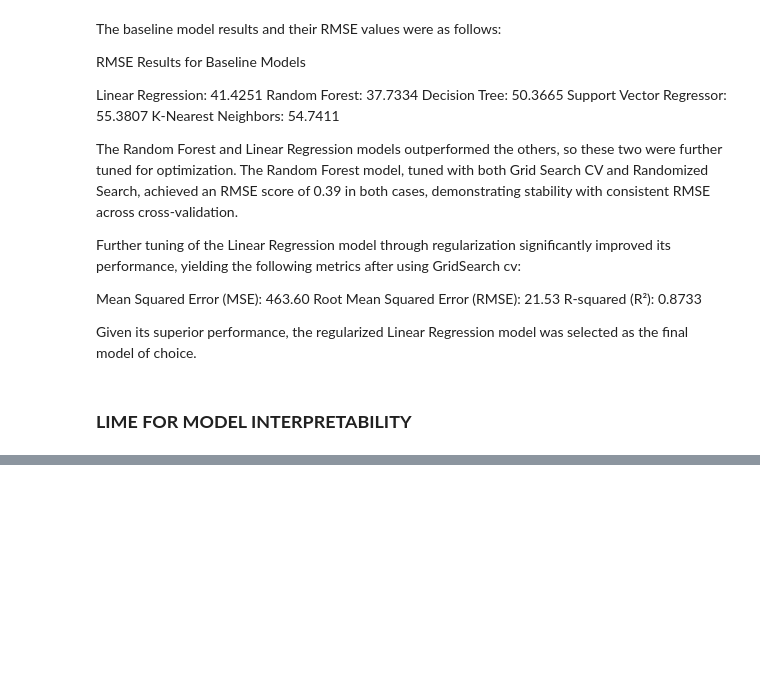
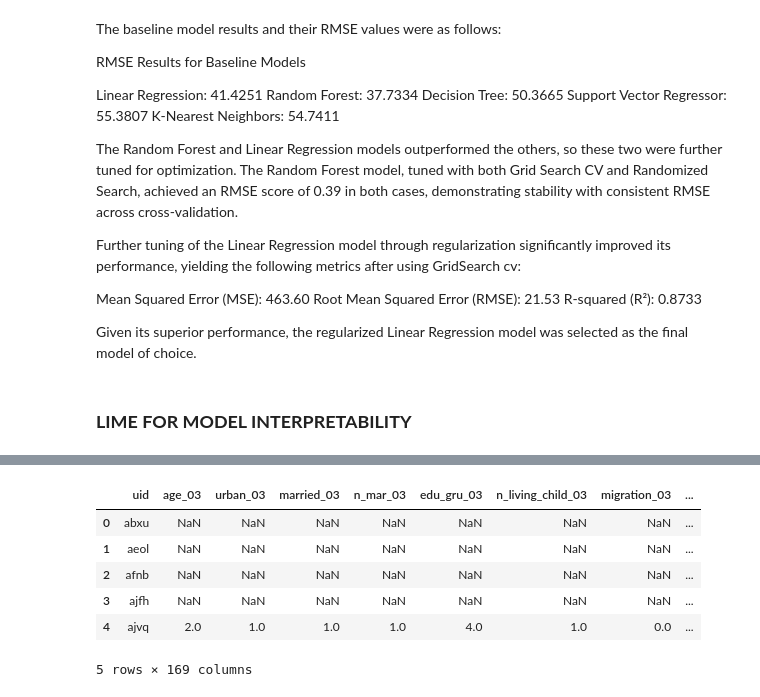
Before and after one commit to geomwangi007/Early-Detection-of-Alzheimer-s-Disease-and-Related-Dementias-Using-Social-Determinants-of-Health, a Jupyter notebook: IPNYBS/Mercy.ipynb, the cells around one changed output, grey strips where cells are left out. Saved outputs shown, nothing was run; the diff lists cells and outputs as text; code cells hidden in the pictures; blank space fills up the shorter version.

```diff
--- a/IPNYBS/Mercy.ipynb
+++ b/IPNYBS/Mercy.ipynb
@@ -2459,0 +2738,26 @@ MemoryError: Unable to allocate 371. GiB for an array with shape (2122, 23470344
+# %%
+# Define the mapping for 'rsocact_m_12' column
+rsocact_m_12 = {
+    9: 9,
+    3: 3,
+    '5.4 or more times a month': 5,
+    4: 4,
+    1: 1,
+    '6.2 or 3 times a month': 6,
+    8: 8,
+    2: 2,
+    '7.Once a month': 7
+}
+
+# Apply the mapping to the column, leaving NaN values as they are
+test_features['rsocact_m_12'] = test_features['rsocact_m_12'].replace(rsocact_m_12)
+# %%
+test_features.head()
+# %% [output]
+|  | uid | age_03 | urban_03 | married_03 | n_mar_03 | edu_gru_03 | n_living_child_03 | migration_03 | ... |
+| 0 | abxu | NaN | NaN | NaN | NaN | NaN | NaN | NaN | ... |
+| 1 | aeol | NaN | NaN | NaN | NaN | NaN | NaN | NaN | ... |
+| 2 | afnb | NaN | NaN | NaN | NaN | NaN | NaN | NaN | ... |
+| 3 | ajfh | NaN | NaN | NaN | NaN | NaN | NaN | NaN | ... |
+| 4 | ajvq | 2.0 | 1.0 | 1.0 | 1.0 | 4.0 | 1.0 | 0.0 | ... |
+5 rows × 169 columns
```
Also changed, not shown: parts of 41 cells of this notebook, 4 other files.
